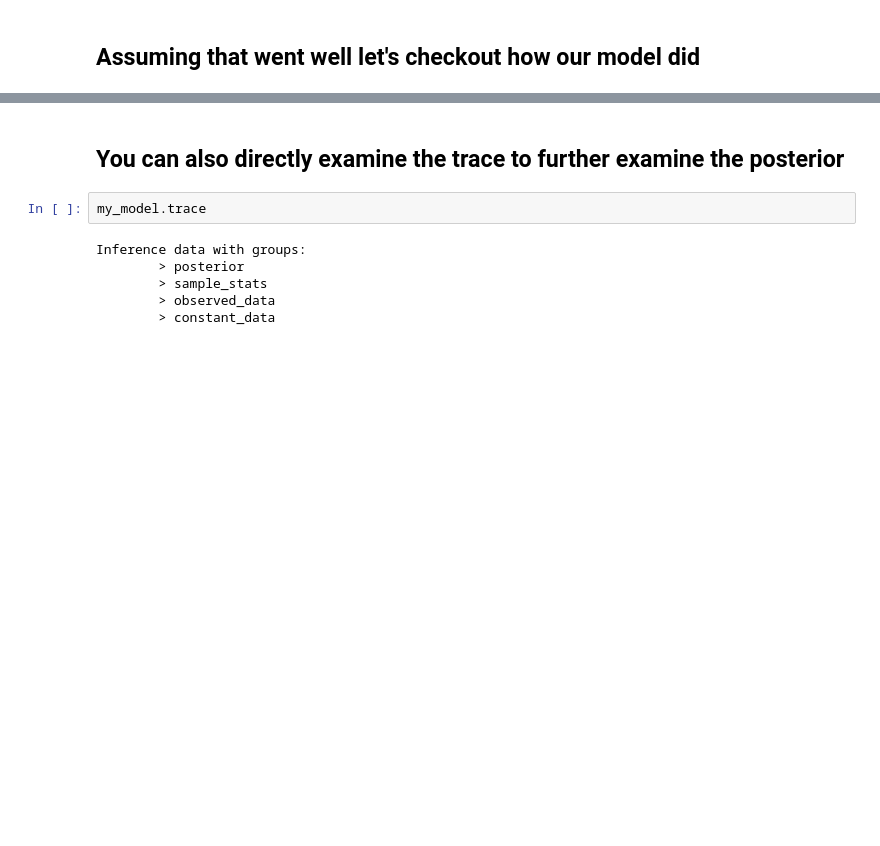
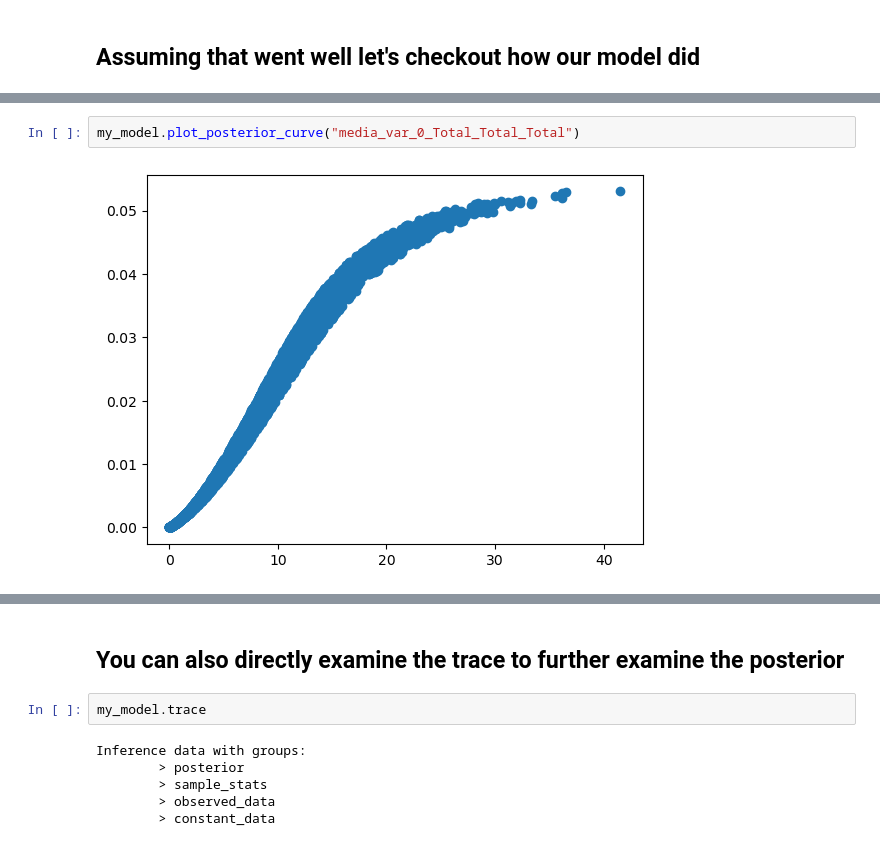
Before and after one commit to redam94/BayesInsight, a Jupyter notebook: example_workflow.ipynb, the cells around one changed output, grey strips where cells are left out. Drawn from its saved outputs; the diff is of its cells as text; blank space fills up the shorter version.

```diff
--- a/example_workflow.ipynb
+++ b/example_workflow.ipynb
@@ -82,4 +78,8 @@ Sampling: [Stock_Total_Total_Total_likelihood]
 [figure]
+# %%
+my_model.plot_posterior_curve("media_var_0_Total_Total_Total")
+# %% [output]
+[figure, added]
 # %%
 avm = my_model.avm()
 avm.head()
```
Also changed, not shown: parts of 7 cells of this notebook, 4 other files.
